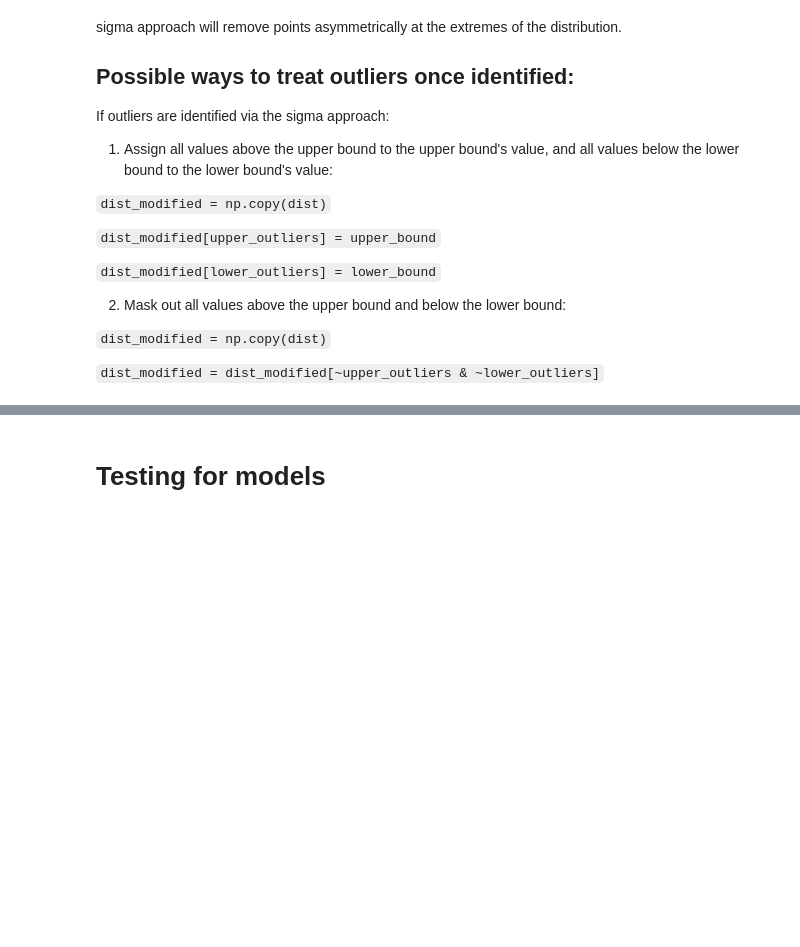
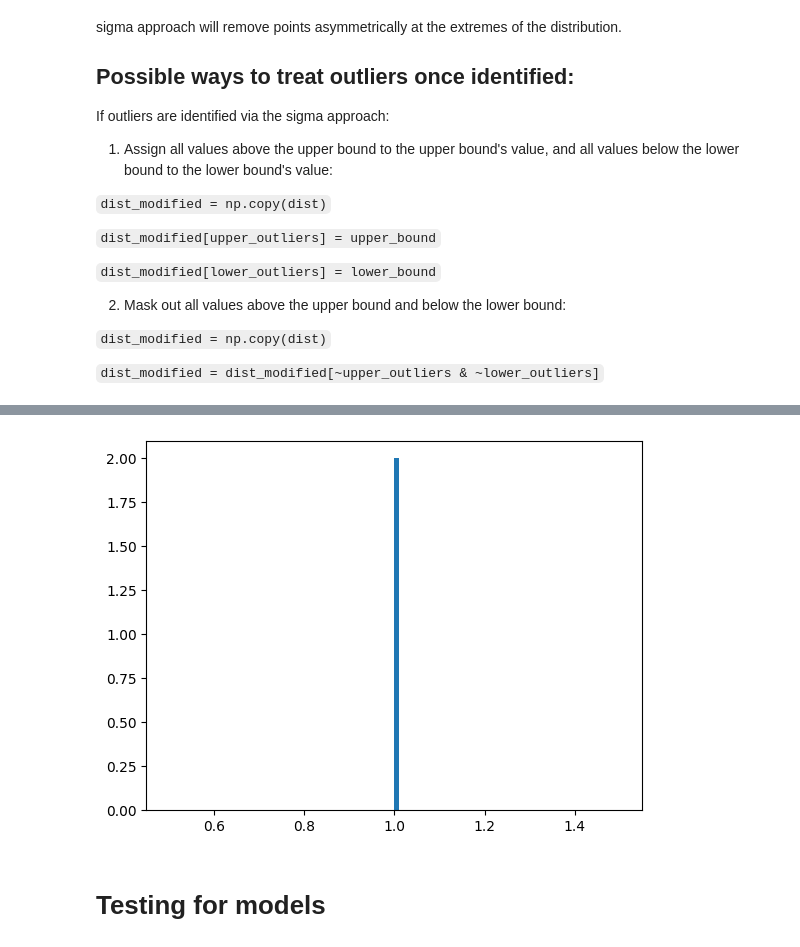
Before and after one commit to juliana-karp/scatterscale, a Jupyter notebook: sandbox.ipynb, the cells around one changed output, grey strips where cells are left out. Drawn from its saved outputs; the diff is of its cells as text; code cells hidden in the pictures; blank space fills up the shorter version.

Commit message:
testing knn for outlier predictions

```diff
--- a/sandbox.ipynb
+++ b/sandbox.ipynb
@@ -110,0 +122,14 @@ If outliers are identified via the sigma approach:
+# %%
+dist = F277W_KRON
+n_neighbors=10
+
+n_samples = np.arange(len(dist))
+for_predictions = np.array([n_samples, dist])
+
+lof = LocalOutlierFactor(n_neighbors=n_neighbors, metric='euclidean')
+outlier_predictions = lof.fit_predict(for_predictions)
+
+plt.hist(outlier_predictions, bins=100)
+plt.show()
+# %% [output]
+[figure, added]
```
Also changed, not shown: parts of 3 cells of this notebook.
